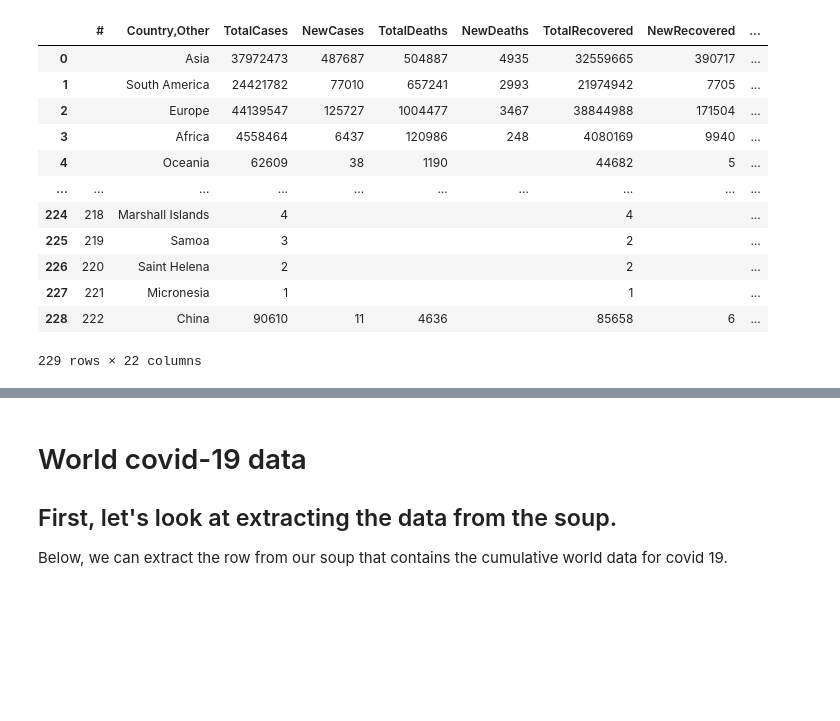
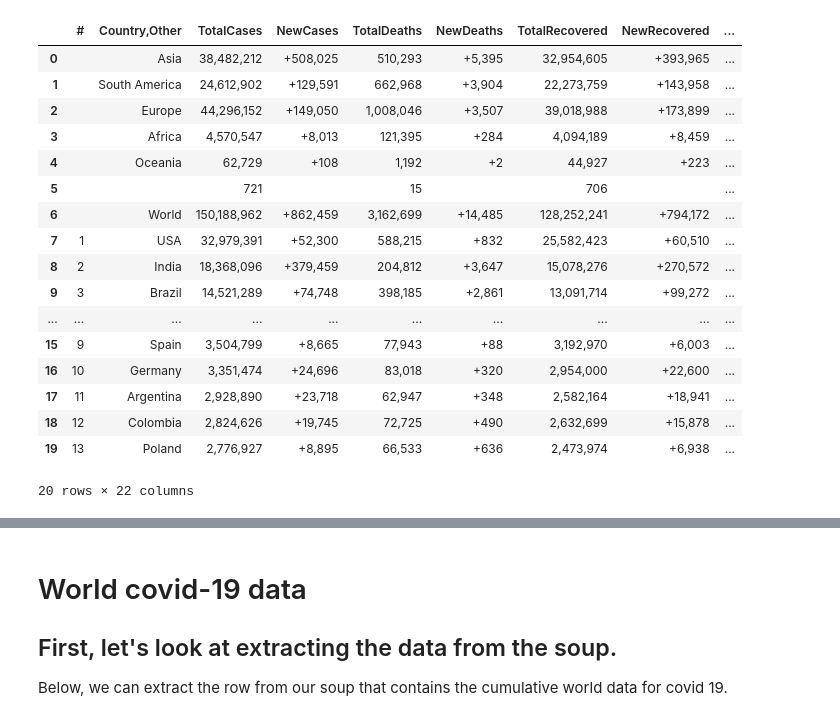
Before and after one commit to MerkuMerku/Python-Challenges, a Jupyter notebook: Python Covid Tracker/covid-webscraper-prototype.ipynb, the cells around one changed output, grey strips where cells are left out. Cells and saved outputs as stored; diff of their text form; code cells hidden in the pictures; blank space fills up the shorter version.

```diff
--- a/Python Covid Tracker/covid-webscraper-prototype.ipynb
+++ b/Python Covid Tracker/covid-webscraper-prototype.ipynb
@@ -44,19 +46,22 @@ for r in range(1,len(body)):
 # %%
 df = pd.DataFrame(data,columns = headings)
-df = df.replace(',','', regex=True)
-df = df.replace('\+','', regex=True)
-df
+df.head(20)
 # %% [output]
 |  | # | Country,Other | TotalCases | NewCases | TotalDeaths | NewDeaths | TotalRecovered | NewRecovered | ... |
-| 0 |  | Asia | 37972473 | 487687 | 504887 | 4935 | 32559665 | 390717 | ... |
-| 1 |  | South America | 24421782 | 77010 | 657241 | 2993 | 21974942 | 7705 | ... |
-| 2 |  | Europe | 44139547 | 125727 | 1004477 | 3467 | 38844988 | 171504 | ... |
-| 3 |  | Africa | 4558464 | 6437 | 120986 | 248 | 4080169 | 9940 | ... |
-| 4 |  | Oceania | 62609 | 38 | 1190 |  | 44682 | 5 | ... |
+| 0 |  | Asia | 38,482,212 | +508,025 | 510,293 | +5,395 | 32,954,605 | +393,965 | ... |
+| 1 |  | South America | 24,612,902 | +129,591 | 662,968 | +3,904 | 22,273,759 | +143,958 | ... |
+| 2 |  | Europe | 44,296,152 | +149,050 | 1,008,046 | +3,507 | 39,018,988 | +173,899 | ... |
+| 3 |  | Africa | 4,570,547 | +8,013 | 121,395 | +284 | 4,094,189 | +8,459 | ... |
+| 4 |  | Oceania | 62,729 | +108 | 1,192 | +2 | 44,927 | +223 | ... |
+| 5 |  |  | 721 |  | 15 |  | 706 |  | ... |
+| 6 |  | World | 150,188,962 | +862,459 | 3,162,699 | +14,485 | 128,252,241 | +794,172 | ... |
+| 7 | 1 | USA | 32,979,391 | +52,300 | 588,215 | +832 | 25,582,423 | +60,510 | ... |
+| 8 | 2 | India | 18,368,096 | +379,459 | 204,812 | +3,647 | 15,078,276 | +270,572 | ... |
+| 9 | 3 | Brazil | 14,521,289 | +74,748 | 398,185 | +2,861 | 13,091,714 | +99,272 | ... |
 | ... | ... | ... | ... | ... | ... | ... | ... | ... | ... |
-| 224 | 218 | Marshall Islands | 4 |  |  |  | 4 |  | ... |
-| 225 | 219 | Samoa | 3 |  |  |  | 2 |  | ... |
-| 226 | 220 | Saint Helena | 2 |  |  |  | 2 |  | ... |
-| 227 | 221 | Micronesia | 1 |  |  |  | 1 |  | ... |
-| 228 | 222 | China | 90610 | 11 | 4636 |  | 85658 | 6 | ... |
+| 15 | 9 | Spain | 3,504,799 | +8,665 | 77,943 | +88 | 3,192,970 | +6,003 | ... |
+| 16 | 10 | Germany | 3,351,474 | +24,696 | 83,018 | +320 | 2,954,000 | +22,600 | ... |
+| 17 | 11 | Argentina | 2,928,890 | +23,718 | 62,947 | +348 | 2,582,164 | +18,941 | ... |
+| 18 | 12 | Colombia | 2,824,626 | +19,745 | 72,725 | +490 | 2,632,699 | +15,878 | ... |
+| 19 | 13 | Poland | 2,776,927 | +8,895 | 66,533 | +636 | 2,473,974 | +6,938 | ... |
-229 rows × 22 columns
+20 rows × 22 columns
```
Also changed, not shown: parts of 13 cells of this notebook.
